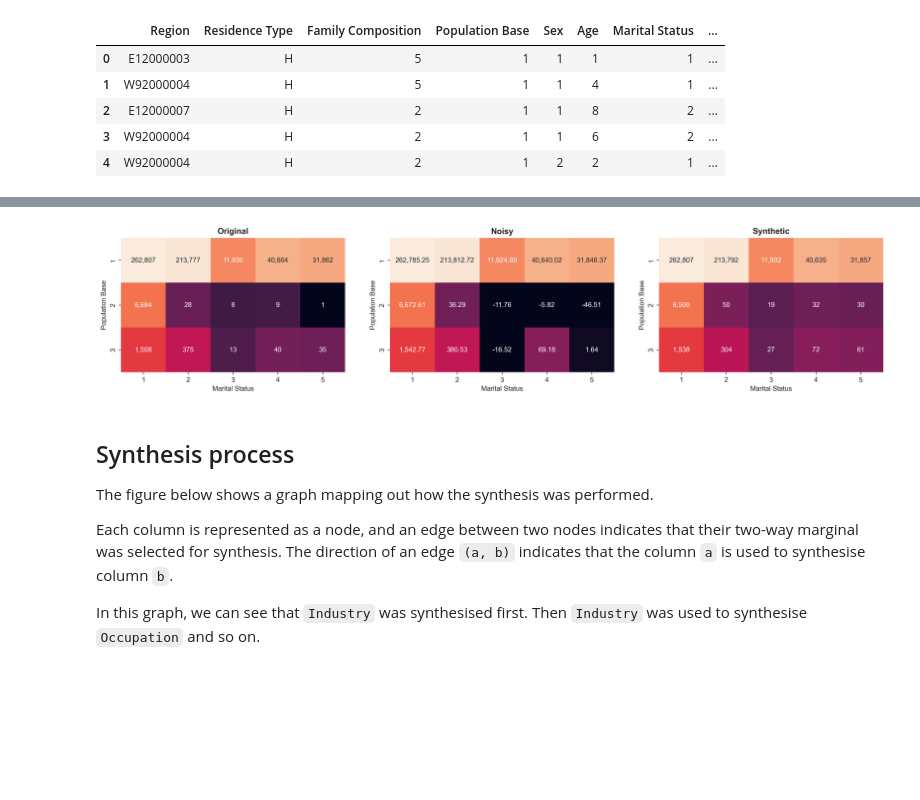
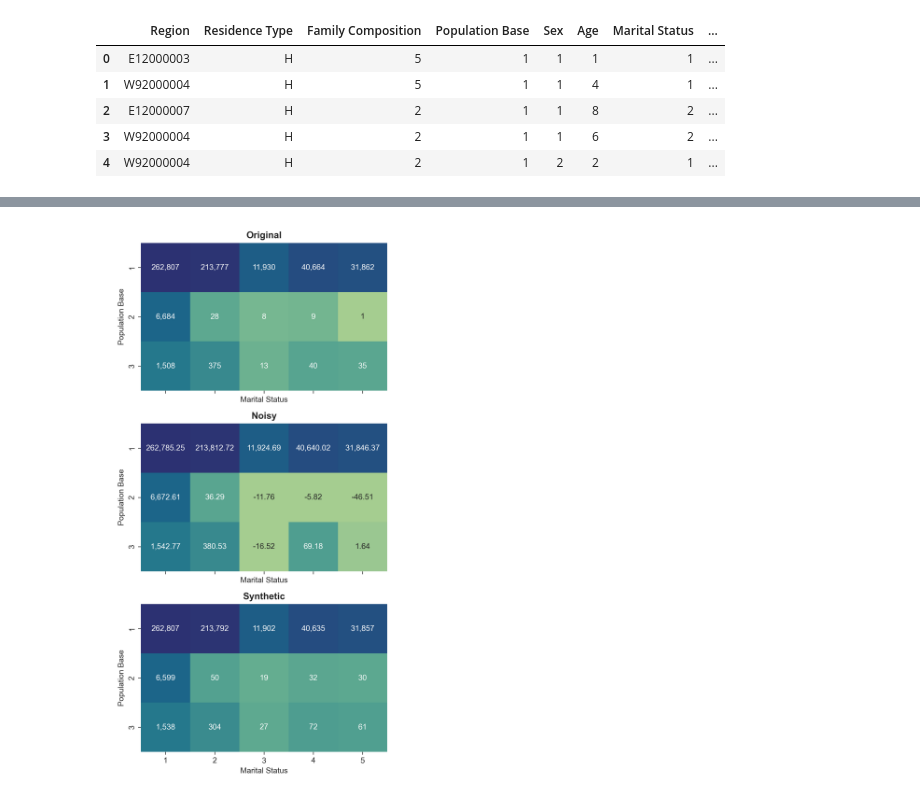
Before and after one commit to datasciencecampus/mst-demo, a Jupyter notebook: main.ipynb, the cells around one changed output, grey strips where cells are left out. Saved outputs shown, nothing was run; the diff lists cells and outputs as text; code cells hidden in the pictures; blank space fills up the shorter version.

```diff
--- a/main.ipynb
+++ b/main.ipynb
@@ -248,0 +336,8 @@ synth.df.pipe(decode_data, encoder).head()
+# %%
+tables = []
+for col in pair:
+    table = calculate_marginal_table(data, col, encoder)
+    table["proportion"] = (table["count"] / table["count"].sum()).round(4)
+    tables.append(table.set_index(col))
+
+side_by_side(*tables)
@@ -379,33 +594,32 @@ vmax = np.log(max(x.max().max() for x in tables))
 # %%
-_, axes = plt.subplots(ncols=3, dpi=300, figsize=(20, 8))
+with io.BytesIO() as bio:
+    fig, axes = plt.subplots(nrows=3, dpi=300, figsize=(6, 10), sharex=True)
 
-for name, table, ax in zip(("Original", "Noisy", "Synthetic"), tables, axes):
-    log_table = table.copy()
-    log_table[table < 0] = 1
-    log_table = np.log(log_table)
+    for name, table, ax in zip(("Original", "Noisy", "Synthetic"), tables, axes):
+        log_table = table.copy()
+        log_table[table < 0] = 1
+        log_table = np.log(log_table)
 
-    sbn.heatmap(
-        log_table,
-        annot=table.round(2),
-        fmt=",",
-        square=True,
-        vmin=vmin,
-        vmax=vmax,
-        cbar=False,
-        ax=ax,
-    )
+        sbn.heatmap(
+            log_table,
+            annot=table.round(2),
+            fmt=",",
+            square=True,
+            vmin=vmin,
+            vmax=vmax,
+            cbar=False,
+            cmap="crest",
+            ax=ax,
+        )
 
-    ax.set_title(name, fontdict={"weight": "bold"})
+        ax.set_title(name, fontdict={"weight": "bold"})
+
+    plt.tight_layout()
+
+    fig.canvas.print_png(bio)
+    img = binascii.b2a_base64(bio.getvalue())
+
+plt.close()
+display(Image(base64.b64decode(img)))
 # %% [output]
-[figure, old version]
+[figure, new version]
-# %% [markdown]
-## Synthesis process
-
-The figure below shows a graph mapping out how the synthesis was performed.
-
-Each column is represented as a node, and an edge between two nodes indicates that their two-way marginal
-was selected for synthesis. The direction of an edge `(a, b)` indicates that the column `a` is used to
-synthesise column `b`.
-
-In this graph, we can see that `Industry` was synthesised first. Then `Industry` was used to synthesise
-`Occupation` and so on.
```
Also changed, not shown: parts of 27 cells of this notebook, 1 other file.
